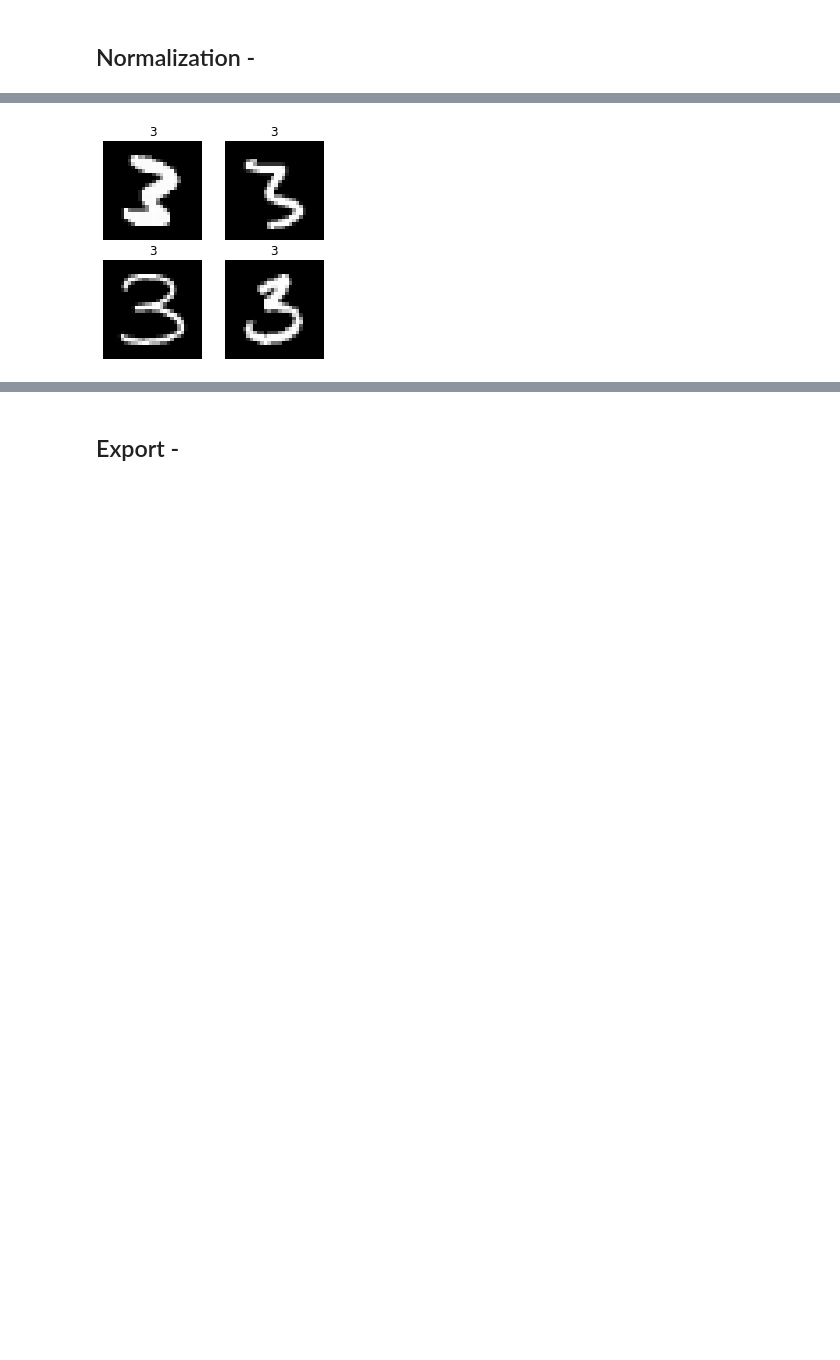
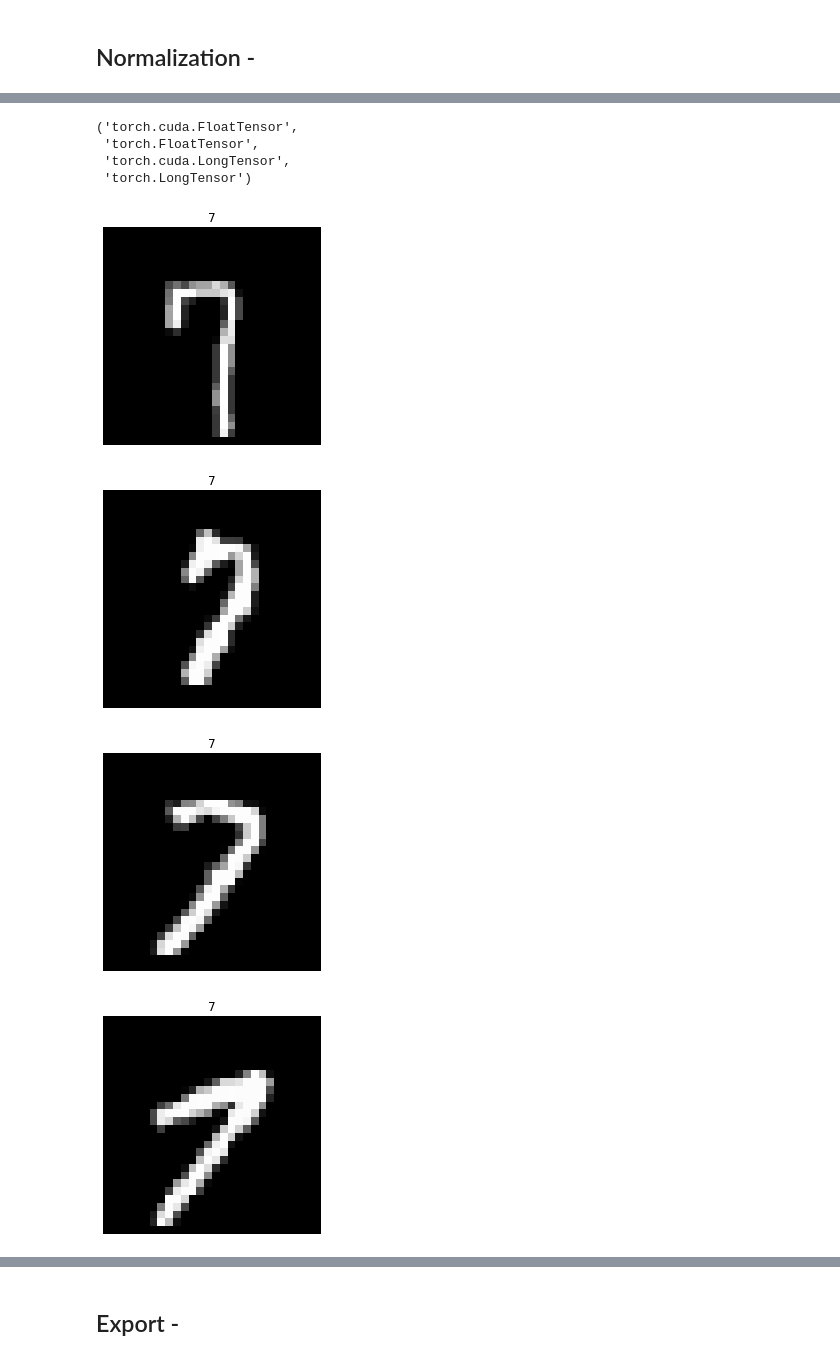
Before and after one commit to anhquan0412/fastai2, a Jupyter notebook: quan-nbs/2_05_data_transforms.ipynb, the cells around one changed output, grey strips where cells are left out. Saved outputs shown, nothing was run; the diff lists cells and outputs as text; code cells hidden in the pictures; blank space fills up the shorter version.

Commit message:
label, categorize, multicat and normalize

```diff
--- a/quan-nbs/2_05_data_transforms.ipynb
+++ b/quan-nbs/2_05_data_transforms.ipynb
@@ -760,7 +913,7 @@ test_eq(ft[2].type(),'torch.LongTensor')
 # %%
 # export
 def broadcast_vec(dim, ndim, *t, cuda=True):
-    "Make a vector broadcastable over `dim` (out of `ndim` total) by prepending and appending unit axes"
+    "Make a vector broadcastable (change to correct shape for matrix calculation) over `dim` (out of `ndim` total) for EACh value in t by prepending and appending unit axes"
     v = [1]*ndim
     v[dim] = -1
     f = to_device if cuda else noop
@@ -797,8 +974,15 @@ torch.Size([1, 3, 1, 1])
 class Normalize(Transform):
     "Normalize/denorm batch of `TensorImage`"
     order=99
-    def __init__(self, mean, std, dim=1, ndim=4, cuda=True):
-        self.mean,self.std = broadcast_vec(dim, ndim, mean, std, cuda=cuda)
+    def __init__(self, mean=None, std=None, axes=(0,2,3)): self.mean,self.std,self.axes = mean,std,axes
+
+    @classmethod
+    def from_stats(cls, mean, std, dim=1, ndim=4, cuda=True): return cls(*broadcast_vec(dim, ndim, mean, std, cuda=cuda))
+
+    def setups(self, dl:DataLoader):
+        if self.mean is None or self.std is None:
+            x,*_ = dl.one_batch()
+            self.mean,self.std = x.mean(self.axes, keepdim=True),x.std(self.axes, keepdim=True)+1e-7
 
     def encodes(self, x:TensorImage): return (x-self.mean) / self.std
     def decodes(self, x:TensorImage):
@@ -807,6 +991,6 @@ class Normalize(Transform):
 
     _docs=dict(encodes="Normalize batch", decodes="Denormalize batch")
 # %%
-# tfms = [[open_img, img2tensor],
-#         [parent_label, Categorize()]]
-# train_ds = DataSource(train, tfms)
+tfms = [[open_img, img2tensor],
+        [parent_label, Categorize()]]
+train_ds = DataSource(train, tfms)
@@ -833,6 +997,5 @@ train_ds[0]
 # %%
 mean,std = [0.5]*3,[0.5]*3
 mean,std = broadcast_vec(1, 4, mean, std)
-print(mean.shape),print(std.shape)
-batch_tfms = [Cuda(), ByteToFloatTensor(), Normalize(mean,std)]
+batch_tfms = [Cuda(), IntToFloatTensor(), Normalize.from_stats(mean,std)]
 tdl = TfmdDL(train_ds, after_batch=batch_tfms, bs=4)
@@ -857,0 +1014,8 @@ from local.vision.core import *
+# %%
+# another example of keeping 'decode' input and output the same type
+x.type(),xd.type(),y.type(),yd.type()
+# %% [output]
+('torch.cuda.FloatTensor',
+ 'torch.FloatTensor',
+ 'torch.cuda.LongTensor',
+ 'torch.LongTensor')
@@ -858,4 +1025,7 @@ from local.vision.core import *
 # %%
-tdl.show_batch((x,y), figsize=(4,4))
+tdl.show_batch((x,y))
 # %% [output]
-[figure, old version]
+[figure, new version]
+[figure, added]
+[figure, added]
+[figure, added]
```
Also changed, not shown: parts of 95 cells of this notebook.
